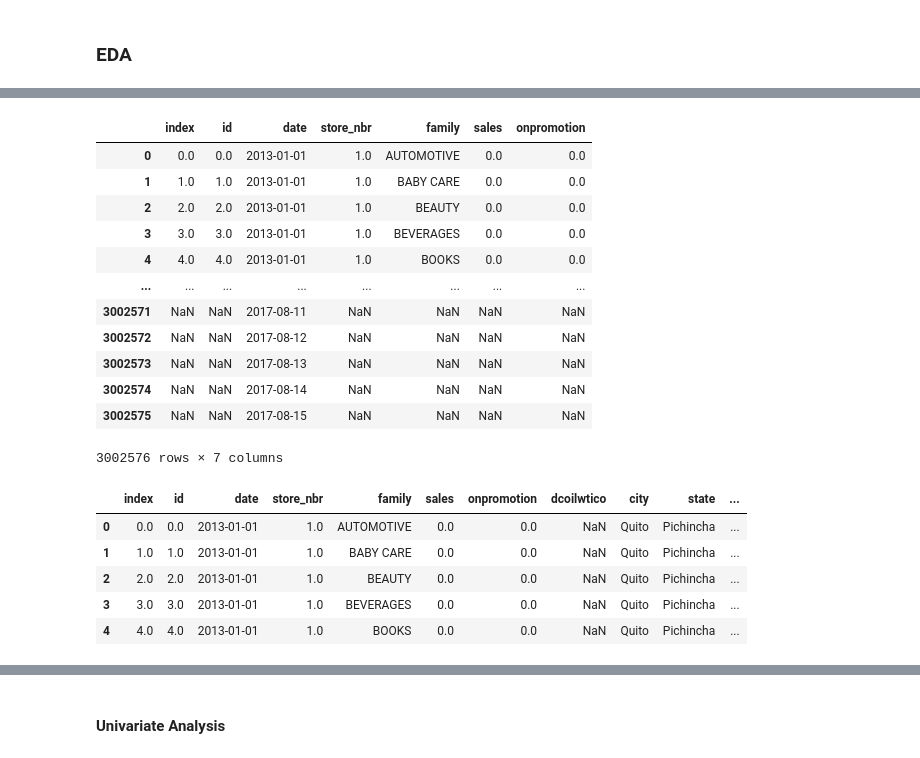
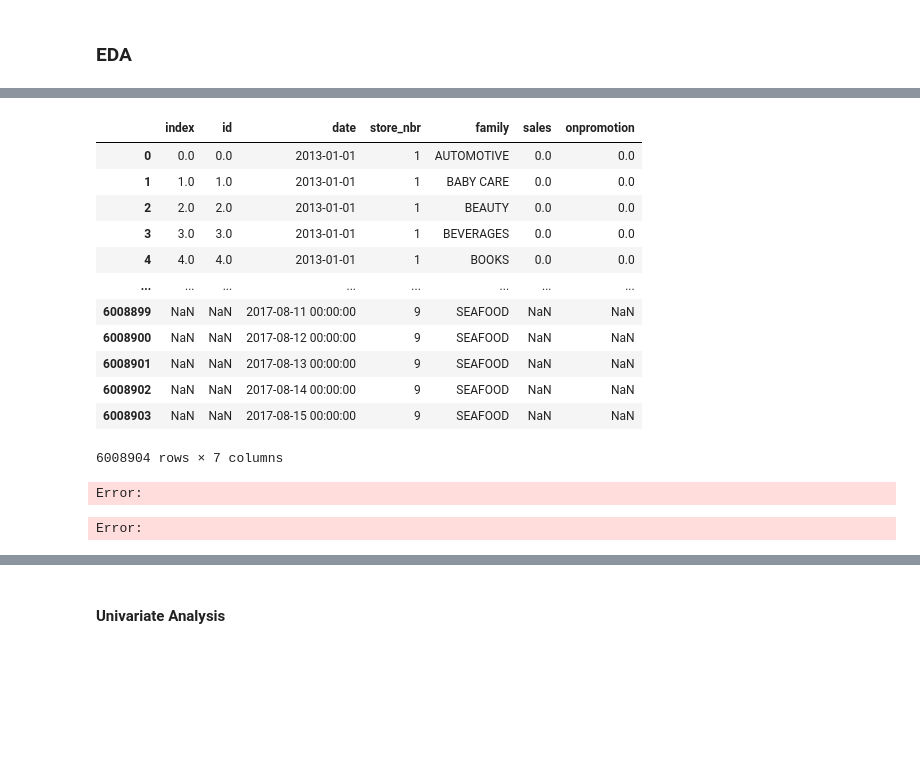
Before and after one commit to kwasichrappah/Time_series_analysis, a Jupyter notebook: sales_forecast.ipynb, the cells around one changed output, grey strips where cells are left out. Cells and saved outputs as stored; diff of their text form; code cells hidden in the pictures; blank space fills up the shorter version.

```diff
--- a/sales_forecast.ipynb
+++ b/sales_forecast.ipynb
@@ -168,4 +165,5 @@ transact_df.head(10)
 # %%
 ## Call the train dataframe
 
-train_df=pd.read
+train_df=pd.read_csv('data\\store-sales-forecasting\\train.csv')
+train_df.info
@@ -182,15 +202,15 @@ dtype: int64
 ### EDA
 # %%
 ### finding missing days in the sales data
-sales_df.isnull().sum()
+train_df.isnull().sum()
 
-start_day = sales_df.date.min()
-end_day = sales_df.date.max()
+start_day = train_df.date.min()
+end_day = train_df.date.max()
 
-print(f'{start_day} \n\n {end_day}')
+print(f'Start Date: {start_day} \n\n End Date : {end_day}')
 
 existing_date = pd.date_range(start=start_day,end = end_day,freq="D")
 
-missing_dates_sales = existing_date[~existing_date.isin(sales_df.index)]
-print(missing_dates_sales)
+missing_dates_train = existing_date[~existing_date.isin(train_df.index)]
+print(f'The missing dates are : \n\n {missing_dates_train}')
 # %% [output]
@@ -248,0 +254,9 @@ Day names for specific dates:
+# %%
+from itertools import product
+missing_dates_train = existing_date[~existing_date.isin(train_df.index)]
+store_nbrs = train_df.store_nbr.unique()
+family = train_df.family.unique()
+
+missing_products = list(product(store_nbrs,family,missing_dates_train))
+# %%
+missing_df = pd.DataFrame(missing_products, columns=['store_nbr','family', 'date'])
@@ -249,37 +279,34 @@ Day names for specific dates:
 # %%
 ### Adding the missing dates to the dataframe
 # Merge with specific dates to include missing dates
-sales_df = sales_df.reset_index(drop=False)
-sales_df = pd.concat([sales_df, missing_dates_df], ignore_index=True)
-sales_df
+train_df = train_df.reset_index(drop=False)
+train_df = pd.concat([train_df, missing_df], ignore_index=True)
+train_df
 # %% [output]
 |  | index | id | date | store_nbr | family | sales | onpromotion |
-| 0 | 0.0 | 0.0 | 2013-01-01 | 1.0 | AUTOMOTIVE | 0.0 | 0.0 |
-| 1 | 1.0 | 1.0 | 2013-01-01 | 1.0 | BABY CARE | 0.0 | 0.0 |
-| 2 | 2.0 | 2.0 | 2013-01-01 | 1.0 | BEAUTY | 0.0 | 0.0 |
-| 3 | 3.0 | 3.0 | 2013-01-01 | 1.0 | BEVERAGES | 0.0 | 0.0 |
-| 4 | 4.0 | 4.0 | 2013-01-01 | 1.0 | BOOKS | 0.0 | 0.0 |
+| 0 | 0.0 | 0.0 | 2013-01-01 | 1 | AUTOMOTIVE | 0.0 | 0.0 |
+| 1 | 1.0 | 1.0 | 2013-01-01 | 1 | BABY CARE | 0.0 | 0.0 |
+| 2 | 2.0 | 2.0 | 2013-01-01 | 1 | BEAUTY | 0.0 | 0.0 |
+| 3 | 3.0 | 3.0 | 2013-01-01 | 1 | BEVERAGES | 0.0 | 0.0 |
+| 4 | 4.0 | 4.0 | 2013-01-01 | 1 | BOOKS | 0.0 | 0.0 |
 | ... | ... | ... | ... | ... | ... | ... | ... |
-| 3002571 | NaN | NaN | 2017-08-11 | NaN | NaN | NaN | NaN |
-| 3002572 | NaN | NaN | 2017-08-12 | NaN | NaN | NaN | NaN |
-| 3002573 | NaN | NaN | 2017-08-13 | NaN | NaN | NaN | NaN |
-| 3002574 | NaN | NaN | 2017-08-14 | NaN | NaN | NaN | NaN |
-| 3002575 | NaN | NaN | 2017-08-15 | NaN | NaN | NaN | NaN |
+| 6008899 | NaN | NaN | 2017-08-11 00:00:00 | 9 | SEAFOOD | NaN | NaN |
+| 6008900 | NaN | NaN | 2017-08-12 00:00:00 | 9 | SEAFOOD | NaN | NaN |
+| 6008901 | NaN | NaN | 2017-08-13 00:00:00 | 9 | SEAFOOD | NaN | NaN |
+| 6008902 | NaN | NaN | 2017-08-14 00:00:00 | 9 | SEAFOOD | NaN | NaN |
+| 6008903 | NaN | NaN | 2017-08-15 00:00:00 | 9 | SEAFOOD | NaN | NaN |
-3002576 rows × 7 columns
+6008904 rows × 7 columns
 # %%
 ### Merging the sales and oil dataframes
 combined_df = pd.merge(sales_df, oil_df , on='date', how='left')
+# %% [output]
+Error:
 # %%
 ### Merging the sales ,stores and oil dataframes
 combined_df = pd.merge(combined_df, stores_df, on='store_nbr', how='left')
 combined_df.head(5)
 # %% [output]
-|  | index | id | date | store_nbr | family | sales | onpromotion | dcoilwtico | city | state | ... |
-| 0 | 0.0 | 0.0 | 2013-01-01 | 1.0 | AUTOMOTIVE | 0.0 | 0.0 | NaN | Quito | Pichincha | ... |
-| 1 | 1.0 | 1.0 | 2013-01-01 | 1.0 | BABY CARE | 0.0 | 0.0 | NaN | Quito | Pichincha | ... |
-| 2 | 2.0 | 2.0 | 2013-01-01 | 1.0 | BEAUTY | 0.0 | 0.0 | NaN | Quito | Pichincha | ... |
-| 3 | 3.0 | 3.0 | 2013-01-01 | 1.0 | BEVERAGES | 0.0 | 0.0 | NaN | Quito | Pichincha | ... |
-| 4 | 4.0 | 4.0 | 2013-01-01 | 1.0 | BOOKS | 0.0 | 0.0 | NaN | Quito | Pichincha | ... |
+Error:
 # %%
 ### Merging the sales,holidays and oil dataframes
 combined_hso_df = pd.merge(combined_df, hdays_df , on='date', how='left')
```
Also changed, not shown: parts of 63 cells of this notebook.
